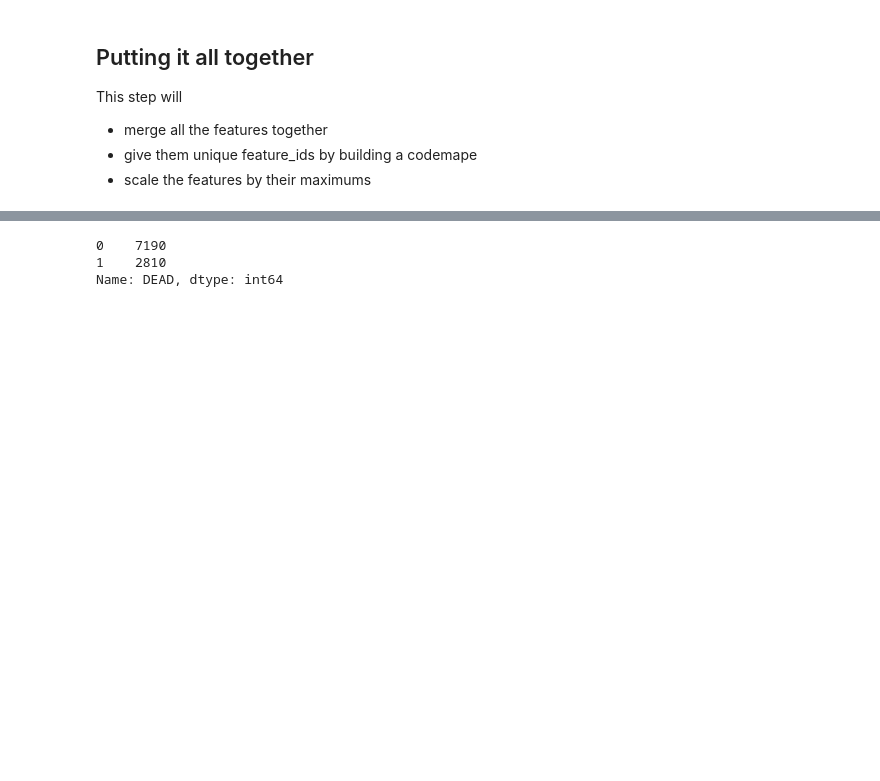
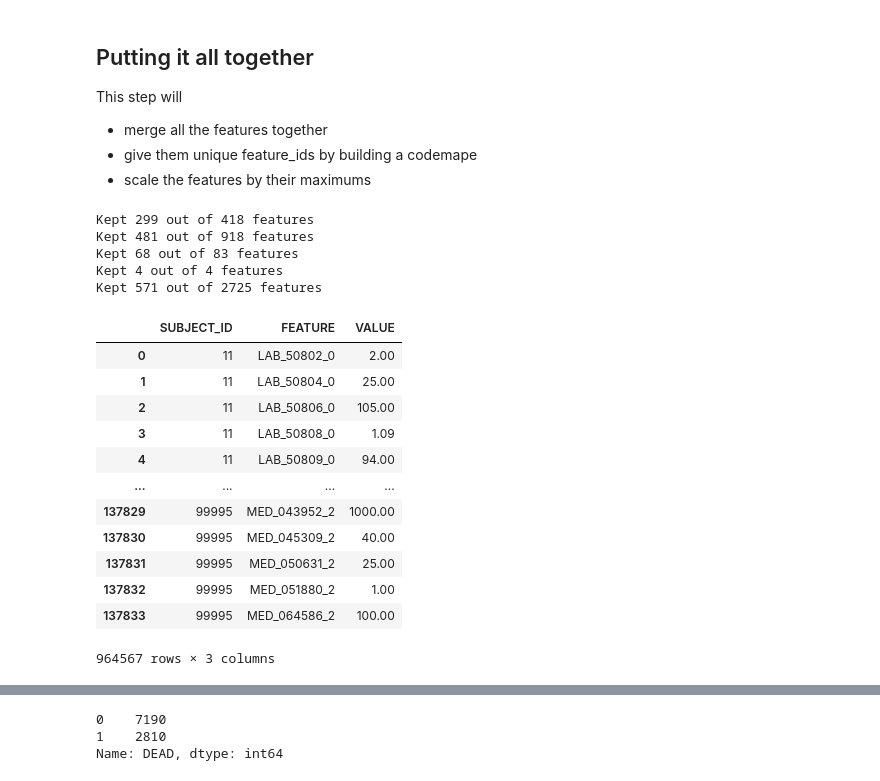
Before and after one commit to navedrizvi/bdh-project, a Jupyter notebook: hassan-workspace/Notebook_Hassan.ipynb, the cells around one changed output, grey strips where cells are left out. Drawn from its saved outputs; the diff is of its cells as text; code cells hidden in the pictures; blank space fills up the shorter version.

```diff
--- a/hassan-workspace/Notebook_Hassan.ipynb
+++ b/hassan-workspace/Notebook_Hassan.ipynb
@@ -292,10 +357,33 @@ def process_data(features, index_date, function):
     return features
 # %%
 #filter and aggregate features
-lab_results_processed = process_data(lab_results,index_date,np.mean)
-diagnoses_processed = process_data(diagnoses,index_date,np.mean)
-mb_events_processed = process_data(mb_events,index_date,np.mean)
-admissions_processed = process_data(admissions,index_date,np.sum)
+lab_results_processed = process_data(lab_results,index_date,['mean'],10)
+diagnoses_processed = process_data(diagnoses,index_date,['mean','max'],10)
+mb_events_processed = process_data(mb_events,index_date,['mean','max'],10)
+admissions_processed = process_data(admissions,index_date,['sum'],0)
+meds_processed = process_data(meds,index_date,['mean', 'max', 'min'],50)
 
-features =  pd.concat([lab_results_processed,diagnoses_processed,mb_events_processed,admissions_processed])
+features =  pd.concat([lab_results_processed,diagnoses_processed,mb_events_processed,admissions_processed,meds_processed])
+# %% [output]
+Kept 299 out of 418 features
+Kept 481 out of 918 features
+Kept 68 out of 83 features
+Kept 4 out of 4 features
+Kept 571 out of 2725 features
+# %%
+features
+# %% [output]
+|  | SUBJECT_ID | FEATURE | VALUE |
+| 0 | 11 | LAB_50802_0 | 2.00 |
+| 1 | 11 | LAB_50804_0 | 25.00 |
+| 2 | 11 | LAB_50806_0 | 105.00 |
+| 3 | 11 | LAB_50808_0 | 1.09 |
+| 4 | 11 | LAB_50809_0 | 94.00 |
+| ... | ... | ... | ... |
+| 137829 | 99995 | MED_043952_2 | 1000.00 |
+| 137830 | 99995 | MED_045309_2 | 40.00 |
+| 137831 | 99995 | MED_050631_2 | 25.00 |
+| 137832 | 99995 | MED_051880_2 | 1.00 |
+| 137833 | 99995 | MED_064586_2 | 100.00 |
+964567 rows × 3 columns
 # %%
```
Also changed, not shown: parts of 14 cells of this notebook, 4 other files.
